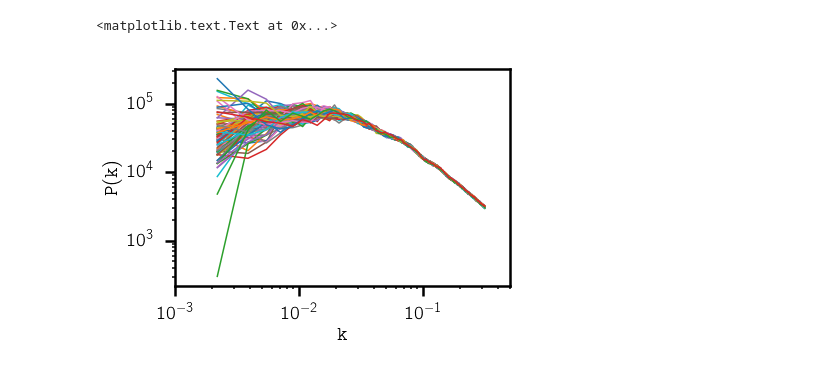
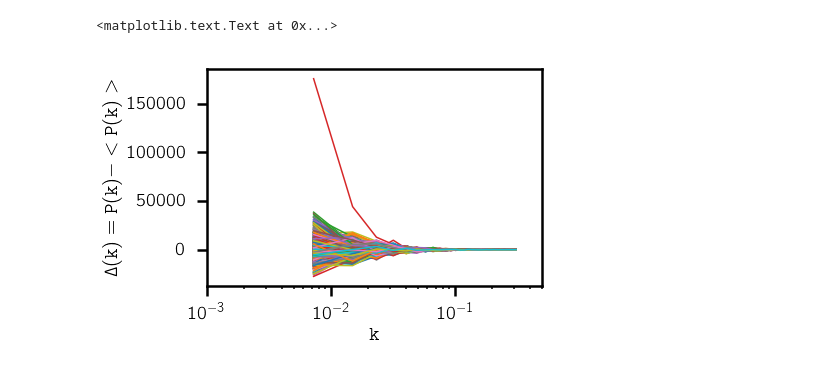
Before and after one commit to changhoonhahn/nonGaussLike, a Jupyter notebook: nongausslike/notebook/whiten.ipynb, the cells around one changed output. Saved outputs shown, nothing was run; the diff lists cells and outputs as text; code cells hidden in the pictures.

```diff
--- a/nongausslike/notebook/whiten.ipynb
+++ b/nongausslike/notebook/whiten.ipynb
@@ -16,8 +20,28 @@ Construct data $N_{mock} \times N_{k}$ matrix ${\bf X}$ using `Nseries` mock cat
 # %%
 pkay = Data.Pk()
-for i in range(1,85):
-    pkay.Read('nseries', i)
-    k, pk = pkay.k, pkay.pk
+n_mock = 1000
+for i in range(1,n_mock+1):
+    pkay.Read('qpm', i)
+    #k, pk = pkay.k, pkay.pk
+    k, pk, cnt = pkay.rebin(5)
     if i == 1:
-        X = np.zeros((84, len(k)))
-    X[i-1,:] = pk
+        pks = np.zeros((len(k), n_mock))
+    pks[:,i-1] = pk
+# %%
+# calculate <P(k)> and update X
+mu_pk = np.sum(pks, axis=1)/np.float(pks.shape[1])
+X = (pks.T - mu_pk).T
+# %%
+# check X
+prettyplot()
+pretty_colors = prettycolors()
+fig = plt.figure()
+sub = fig.add_subplot(111)
+for i in range(pks.shape[1]):
+    sub.plot(k, pks[:,i])
+sub.plot(k, mu_pk, c='k', lw=3)
+sub.set_xscale('log')
+sub.set_xlim([1e-3, 0.5])
+sub.set_xlabel('$\mathtt{k}$', fontsize=20)
+sub.set_yscale('log')
+sub.set_ylabel('$\mathtt{P(k)}$', fontsize=20)
@@ -24,18 +51,17 @@ for i in range(1,85):
 # %%
 # check X
 prettyplot()
 pretty_colors = prettycolors()
 fig = plt.figure()
 sub = fig.add_subplot(111)
-for i in range(X.shape[0]):
-    sub.plot(k, X[i,:])
+for i in range(X.shape[1]):
+    sub.plot(k, X[:,i])
 sub.set_xscale('log')
 sub.set_xlim([1e-3, 0.5])
 sub.set_xlabel('$\mathtt{k}$', fontsize=20)
-sub.set_yscale('log')
-sub.set_ylabel('$\mathtt{P(k)}$', fontsize=20)
+sub.set_ylabel('$\mathtt{\Delta(k) = P(k) - <P(k)>}$', fontsize=20)
 # %% [output]
 <matplotlib.text.Text at 0x...>
-[figure, old version]
+[figure, new version]
 # %%
 # calculate the covariance matrix
```
Also changed, not shown: parts of 24 cells of this notebook, 2 other files.
